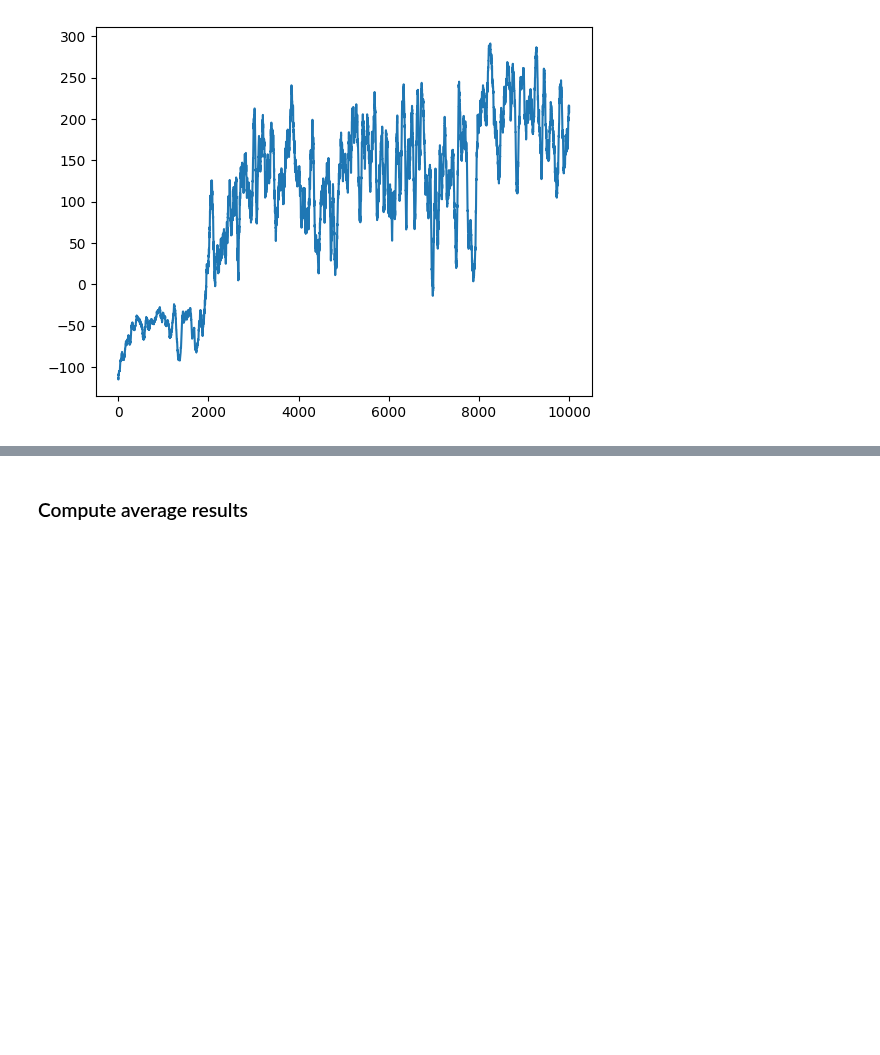
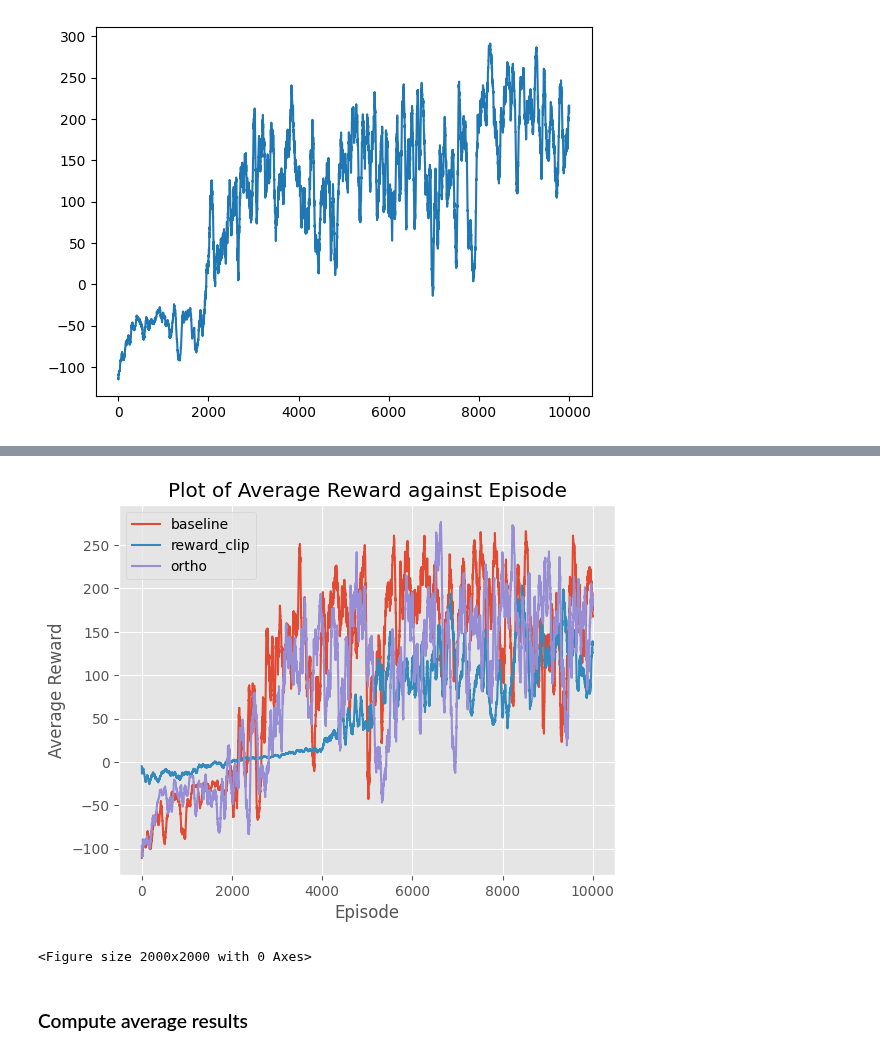
Before and after one commit to ngocanh2809/CS5446-Bipedal-Walker, a Jupyter notebook: ppo-expts/combine_results.ipynb, the cells around one changed output, grey strips where cells are left out. Drawn from its saved outputs; the diff is of its cells as text; code cells hidden in the pictures; blank space fills up the shorter version.

```diff
--- a/ppo-expts/combine_results.ipynb
+++ b/ppo-expts/combine_results.ipynb
@@ -68,3 +72,7 @@ lr_1e4 = get_scores(r"\ppo-lr-1e-4\runs\Nov13_05-00-35_DESKTOP-OC1G841_BipedalWa
 lr_5e4 = get_scores(r"\ppo-lr-5e-4\runs\Nov13_09-07-22_DESKTOP-OC1G841_BipedalWalker-v3_Adam_0.0005\events.out.tfevents.1699837642.DESKTOP-OC1G841")
 # %%
 nn64 = get_scores(r"\ppo-nn-64-64\runs\Nov13_09-07-22_DESKTOP-OC1G841_BipedalWalker-v3_Adam_0.00025\events.out.tfevents.1699837642.DESKTOP-OC1G841")
+# %%
+reward_clip = get_scores(r"\ppo-reward-clip\runs\Nov21_23-00-05_DESKTOP-OC1G841_BipedalWalker-v3_Adam_0.00025\events.out.tfevents.1700578805.DESKTOP-OC1G841")
+# %%
+ortho = get_scores(r"\ppo-ortho\runs\Nov21_23-41-31_DESKTOP-OC1G841_BipedalWalker-v3_Adam_0.00025\events.out.tfevents.1700581291.DESKTOP-OC1G841")
@@ -87,3 +108,24 @@ plt.show()
+# %%
+plt.style.use('ggplot')
+plt.plot([i for i in range(n)], base, label='baseline')
+# plt.plot([i for i in range(n)], clipnorm_05, label='clipnorm=0.5')
+# plt.plot([i for i in range(n)], lambda_0, label='lambda=0')
+# plt.plot([i for i in range(n)], lambda_02, label='lambda=02')
+# plt.plot([i for i in range(n)], lambda_05, label='lambda=05')
+plt.plot([i for i in range(n)], reward_clip, label='reward_clip')
+plt.plot([i for i in range(n)], ortho, label='ortho')
+# plt.plot([i for i in range(n)], nn64, label='FC-64-64')
+# plt.plot([i for i in range(n)], lr_5e4, label='lr=5e-4')
+# plt.plot([i for i in range(n)], lr_1e4, label='lr=1e-4')
+plt.title("Plot of Average Reward against Episode")
+plt.xlabel("Episode")
+plt.ylabel("Average Reward")
+plt.legend()
+plt.figure(figsize=(20,20))
+plt.show()
+# %% [output]
+[figure, added]
+<Figure size 2000x2000 with 0 Axes>
 # %% [markdown]
 ### Compute average results
 # %%
```
Also changed, not shown: parts of 10 cells of this notebook, 38 other files.
